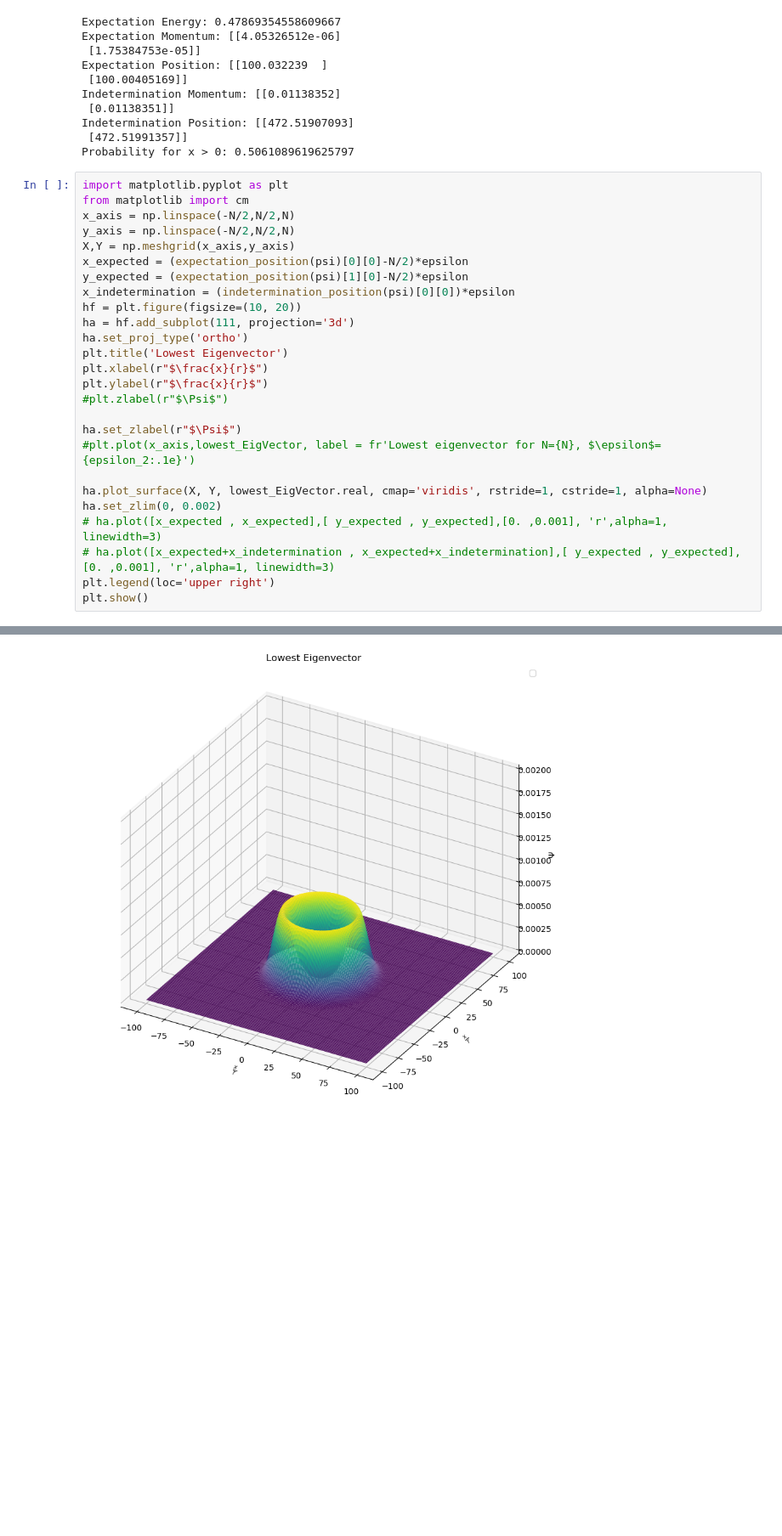
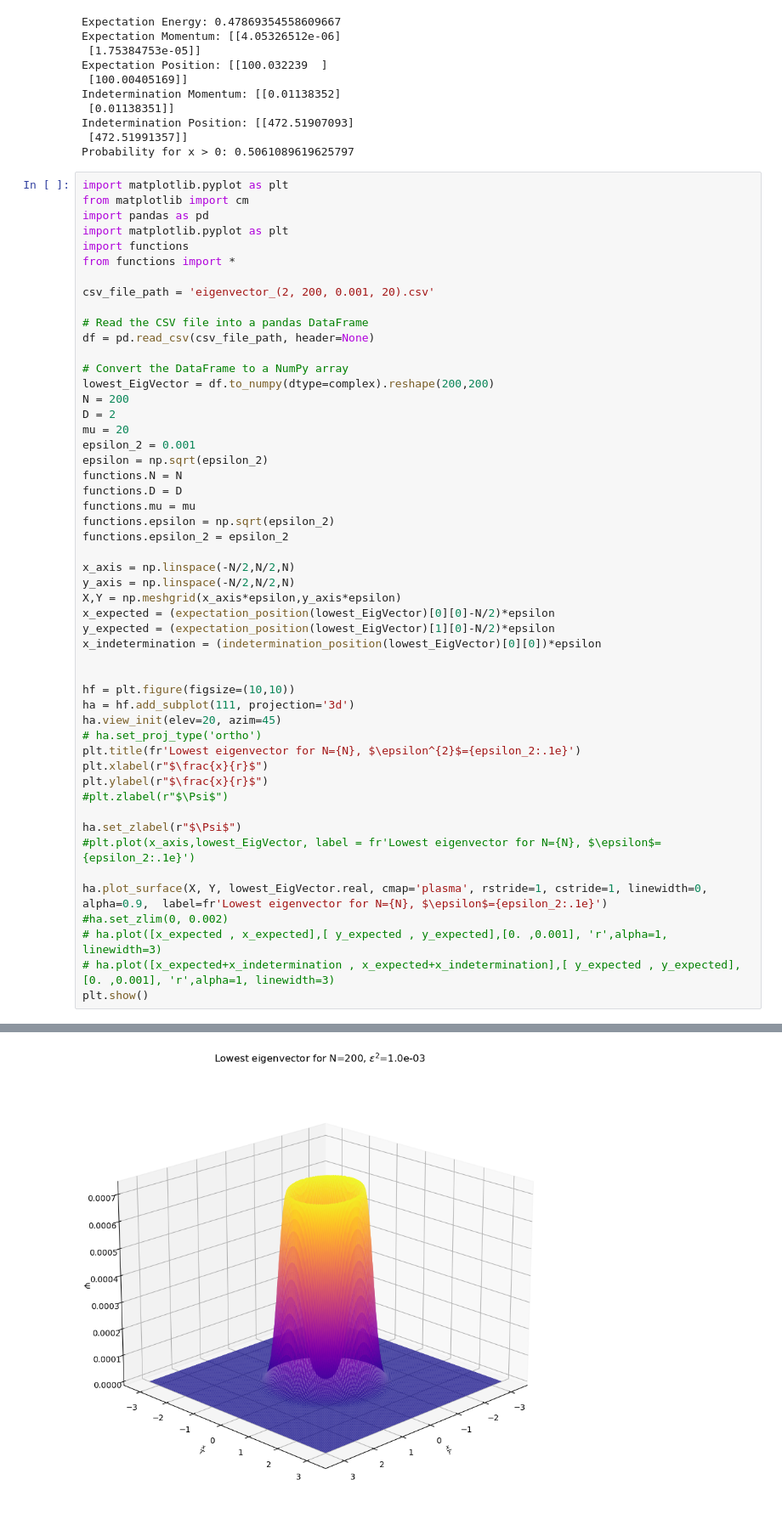
Before and after one commit to Quanta-Dan/comp_phys, a Jupyter notebook: ground_state.ipynb, the cells around one changed output, grey strips where cells are left out. Shown: that part at 85% size. Saved outputs shown, nothing was run; the diff lists cells and outputs as text; blank space fills up the shorter version.

```diff
--- a/ground_state.ipynb
+++ b/ground_state.ipynb
@@ -184,16 +209,42 @@ Probability for x > 0: 0.5061089619625797
 # %%
 import matplotlib.pyplot as plt
 from matplotlib import cm
+import pandas as pd
+import matplotlib.pyplot as plt
+import functions
+from functions import *
+
+csv_file_path = 'eigenvector_(2, 200, 0.001, 20).csv'
+
+# Read the CSV file into a pandas DataFrame
+df = pd.read_csv(csv_file_path, header=None)
+
+# Convert the DataFrame to a NumPy array
+lowest_EigVector = df.to_numpy(dtype=complex).reshape(200,200)
+N = 200
+D = 2
+mu = 20
+epsilon_2 = 0.001
+epsilon = np.sqrt(epsilon_2)
+functions.N = N
+functions.D = D
+functions.mu = mu
+functions.epsilon = np.sqrt(epsilon_2)
+functions.epsilon_2 = epsilon_2
+
 x_axis = np.linspace(-N/2,N/2,N)
 y_axis = np.linspace(-N/2,N/2,N)
-X,Y = np.meshgrid(x_axis,y_axis)
-x_expected = (expectation_position(psi)[0][0]-N/2)*epsilon
-y_expected = (expectation_position(psi)[1][0]-N/2)*epsilon
-x_indetermination = (indetermination_position(psi)[0][0])*epsilon
-hf = plt.figure(figsize=(10, 20))
+X,Y = np.meshgrid(x_axis*epsilon,y_axis*epsilon)
+x_expected = (expectation_position(lowest_EigVector)[0][0]-N/2)*epsilon
+y_expected = (expectation_position(lowest_EigVector)[1][0]-N/2)*epsilon
+x_indetermination = (indetermination_position(lowest_EigVector)[0][0])*epsilon
+
+
+hf = plt.figure(figsize=(10,10))
 ha = hf.add_subplot(111, projection='3d')
-ha.set_proj_type('ortho')
-plt.title('Lowest Eigenvector')
+ha.view_init(elev=20, azim=45)
+# ha.set_proj_type('ortho')
+plt.title(fr'Lowest eigenvector for N={N}, $\epsilon^{2}$={epsilon_2:.1e}')
 plt.xlabel(r"$\frac{x}{r}$")
 plt.ylabel(r"$\frac{x}{r}$")
 #plt.zlabel(r"$\Psi$")
@@ -201,10 +252,9 @@ plt.ylabel(r"$\frac{x}{r}$")
 ha.set_zlabel(r"$\Psi$")
 #plt.plot(x_axis,lowest_EigVector, label = fr'Lowest eigenvector for N={N}, $\epsilon$={epsilon_2:.1e}')
 
-ha.plot_surface(X, Y, lowest_EigVector.real, cmap='viridis', rstride=1, cstride=1, alpha=None)
-ha.set_zlim(0, 0.002)
+ha.plot_surface(X, Y, lowest_EigVector.real, cmap='plasma', rstride=1, cstride=1, linewidth=0, alpha=0.9,  label=fr'Lowest eigenvector for N={N}, $\epsilon$={epsilon_2:.1e}')
+#ha.set_zlim(0, 0.002)
 # ha.plot([x_expected , x_expected],[ y_expected , y_expected],[0. ,0.001], 'r',alpha=1, linewidth=3)
 # ha.plot([x_expected+x_indetermination , x_expected+x_indetermination],[ y_expected , y_expected],[0. ,0.001], 'r',alpha=1, linewidth=3)
-plt.legend(loc='upper right')
 plt.show()
 # %% [output]
@@ -212 +261 @@ No artists with labels found to put in legend.  Note that artists whose label st
-[figure, old version]
+[figure, new version]
```
Also changed, not shown: parts of 3 cells of this notebook, 4 other files.
